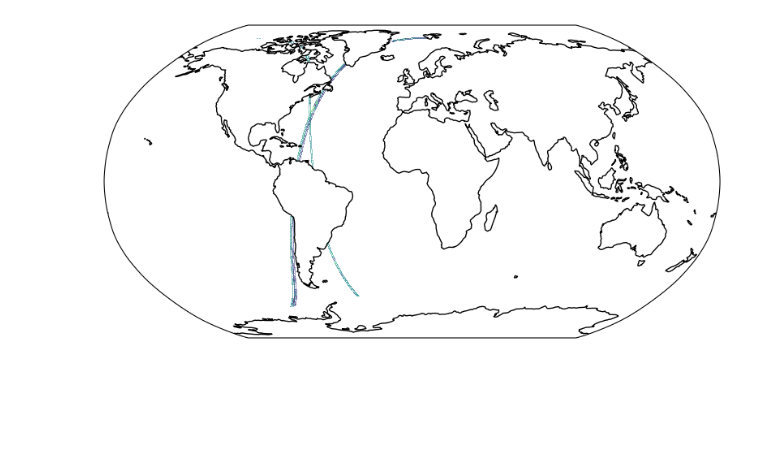
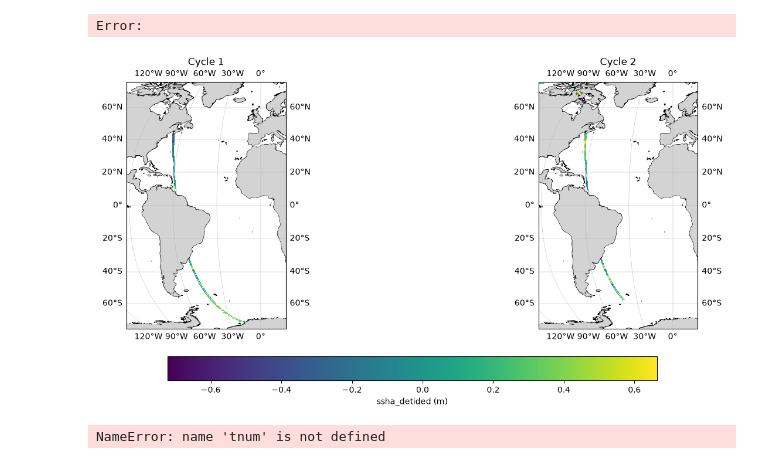
Before and after one commit to zsk4/SWOT_Global_Tides, a Jupyter notebook: SWOT_Tides_Test.ipynb, the cells around one changed output. Saved outputs shown, nothing was run; the diff lists cells and outputs as text; code cells hidden in the pictures; blank space fills up the shorter version.

```diff
--- a/SWOT_Tides_Test.ipynb
+++ b/SWOT_Tides_Test.ipynb
@@ -38,0 +57,4 @@ altimetry_downloader_aviso.get("SWOT_L3_LR_SSH_Expert", output_dir=output_dir, c
+# %%
+# Test SSH of cycle 57
+data_paths = Path(full_dir).glob("SWOT_L3_LR_SSH_Expert_*.nc")
+data_df = [xr.open_dataset(path) for path in data_paths]
@@ -40,5 +90,5 @@ altimetry_downloader_aviso.get("SWOT_L3_LR_SSH_Expert", output_dir=output_dir, c
 # Load and inspect data
 # Plot 1st cycle on map
 
-data_paths = Path(output_dir).glob("SWOT_L3_LR_SSH_Expert_001*.nc")
+data_paths = Path(output_dir).glob("SWOT_L3_LR_SSH_Expert*_214_*.nc")
 data_df = [xr.open_dataset(path) for path in data_paths]
@@ -64,0 +107,9 @@ Data variables: (12/21)
+# %%
+dfs_no_nadir = []
+# Drop conflicting num_nadir dimenstion and i_num_line, i_num_pixel vals which depend on it
+for df in data_df:
+    try:
+        df_dropped = df.drop_vars(['i_num_line', 'i_num_pixel'])
+    except ValueError:
+        print(df)
+    dfs_no_nadir.append(df_dropped)
@@ -65,9 +134,36 @@ Data variables: (12/21)
+# %%
+# Stack all dataframes into one
+data_df = xr.concat(dfs_no_nadir, dim='cycle_number')
+data_df["ssha_detided"] = data_df["ssha_filtered"] + data_df["ocean_tide"]
+# %% [output]
+Error:
 # %%
-fig, ax = plt.subplots(figsize=(10, 5),subplot_kw={'projection': ccrs.Robinson()})
-for df in data_df[:]:
-    ax.pcolormesh(df['longitude'], df['latitude'], df['ssha_filtered'], shading='auto',transform=ccrs.PlateCarree(), cmap='viridis', alpha=0.5)
-# Add coastlines
-ax.coastlines()
-ax.set_extent([-180, 180, -90, 90], crs=ccrs.PlateCarree())
+# Example plot of a few cycles
+cycles = [1,2]
+vmin, vmax = data_df["ssha_detided"].sel(cycle_number=cycles).quantile([0.02, 0.98]).values
+
+fig, axes = plt.subplots(
+    1, 2, figsize=(14, 6),
+    subplot_kw={"projection": ccrs.Robinson()},
+    constrained_layout=True,
+)
+
+for ax, c in zip(axes, cycles):
+    d = data_df.sel(cycle_number=c)
+    lon = d["longitude"]
+    lon = ((lon + 180) % 360) - 180      # wrap to -180..180 to avoid streaks
+    m = ax.pcolormesh(
+        lon, d["latitude"], d["ssha_detided"],
+        shading="auto", transform=ccrs.PlateCarree(),
+        cmap="viridis", vmin=vmin, vmax=vmax,
+    )
+    ax.coastlines(resolution="50m")
+    ax.add_feature(cfeature.LAND, facecolor="lightgray", zorder=2)
+    ax.gridlines(draw_labels=True, linewidth=0.3)
+    ax.set_title(f"Cycle {int(c)}")
+
+fig.colorbar(m, ax=axes, orientation="horizontal", shrink=0.6, pad=0.05,
+             label="ssha_detided (m)")
+plt.show()
 # %% [output]
-[figure, old version]
+[figure, new version]
@@ -75,0 +170,4 @@ ax.set_extent([-180, 180, -90, 90], crs=ccrs.PlateCarree())
+# %%
+tnum = mdates.date2num(data_df["time"].values)
+# %% [output]
+NameError: name 'tnum' is not defined
```
Also changed, not shown: parts of 15 cells of this notebook, 2 other files.
